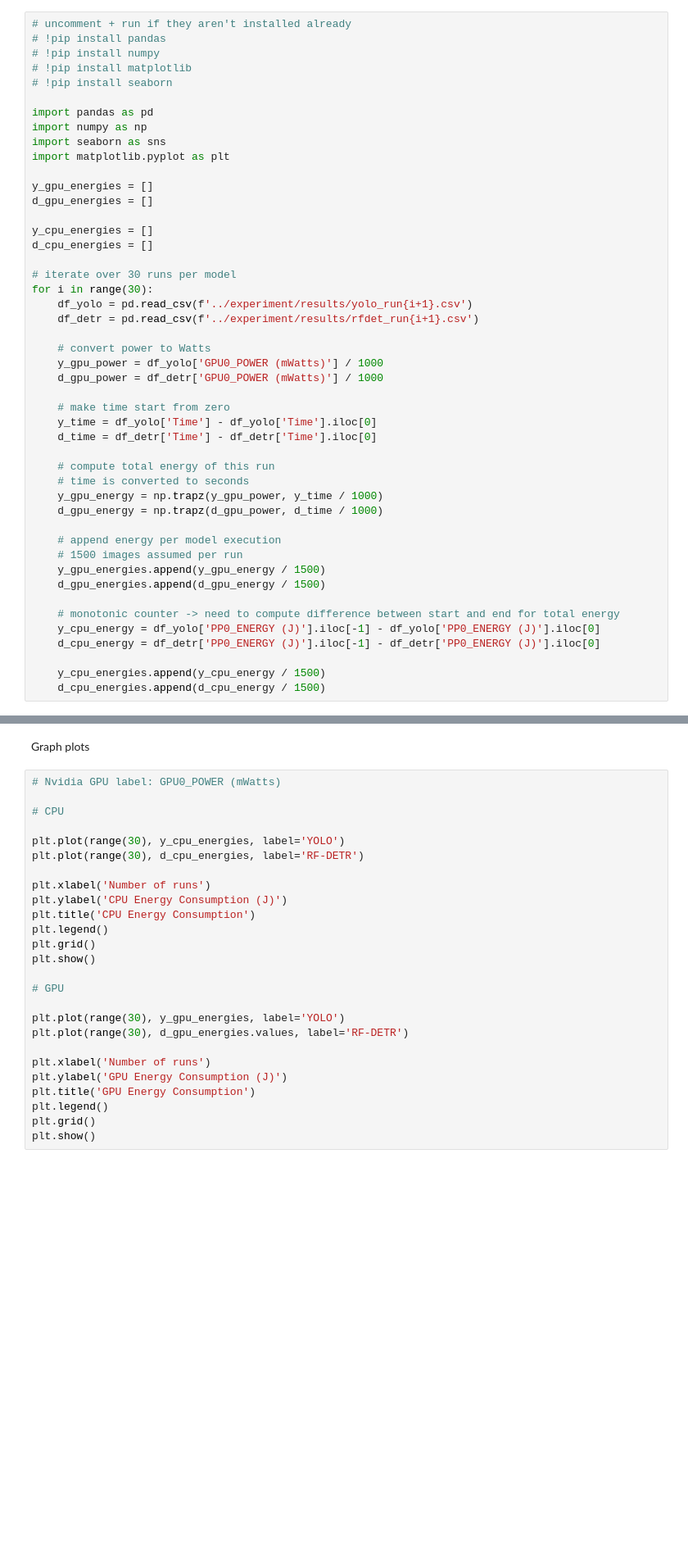
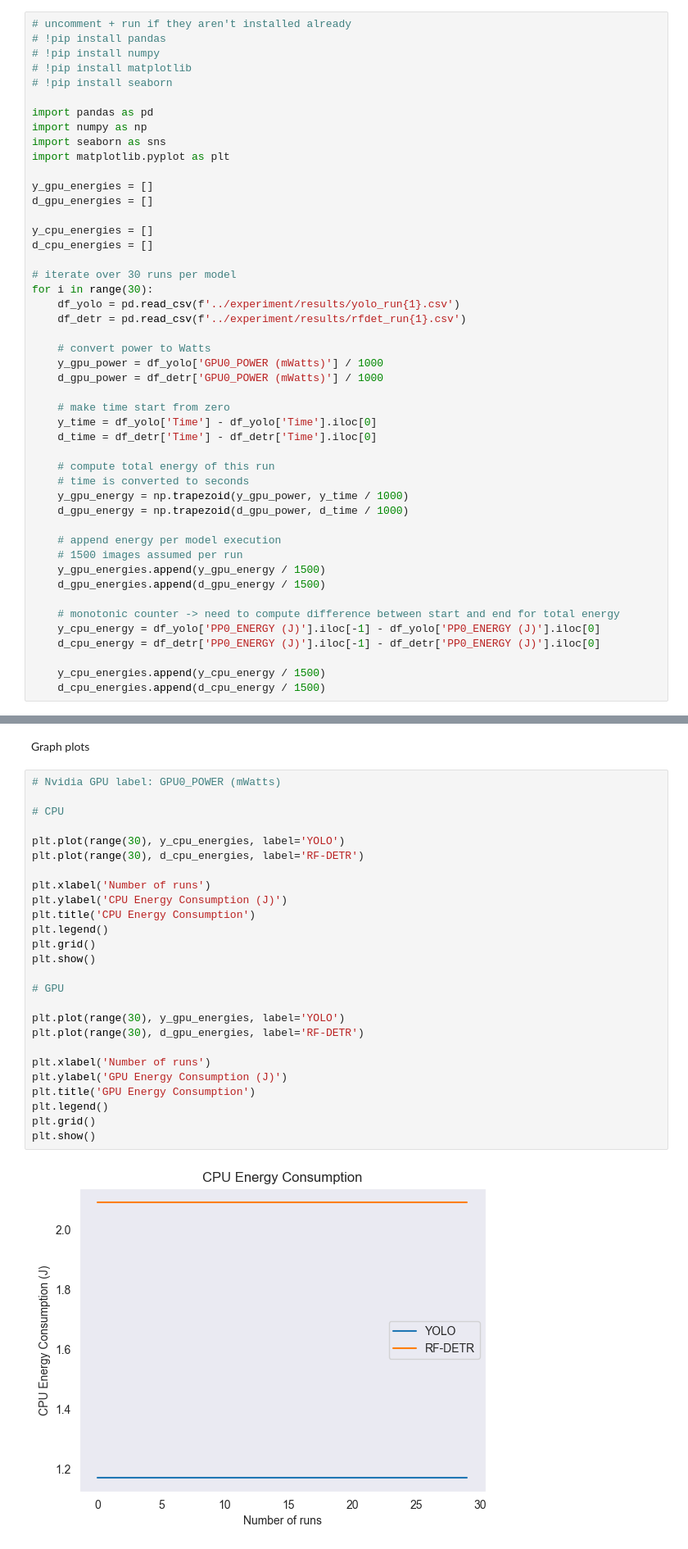
Before and after one commit to riritz/Sustainable_SE, a Jupyter notebook: data_analysis/data_analysis_v2.ipynb, the cells around one changed output, grey strips where cells are left out. Shown at 82% size. Cells and saved outputs as stored; diff of their text form; blank space fills up the shorter version.

```diff
--- a/data_analysis/data_analysis_v2.ipynb
+++ b/data_analysis/data_analysis_v2.ipynb
@@ -20,8 +20,8 @@ d_cpu_energies = []
 
 # iterate over 30 runs per model
 for i in range(30):
-    df_yolo = pd.read_csv(f'../experiment/results/yolo_run{i+1}.csv')
-    df_detr = pd.read_csv(f'../experiment/results/rfdet_run{i+1}.csv')
+    df_yolo = pd.read_csv(f'../experiment/results/yolo_run{1}.csv')
+    df_detr = pd.read_csv(f'../experiment/results/rfdet_run{1}.csv')
 
     # convert power to Watts
     y_gpu_power = df_yolo['GPU0_POWER (mWatts)'] / 1000
@@ -33,8 +33,8 @@ for i in range(30):
 
     # compute total energy of this run
     # time is converted to seconds
-    y_gpu_energy = np.trapz(y_gpu_power, y_time / 1000)
-    d_gpu_energy = np.trapz(d_gpu_power, d_time / 1000)
+    y_gpu_energy = np.trapezoid(y_gpu_power, y_time / 1000)
+    d_gpu_energy = np.trapezoid(d_gpu_power, d_time / 1000)
 
     # append energy per model execution
     # 1500 images assumed per run
@@ -147,26 +168,28 @@ Graph plots
 # %%
 # Nvidia GPU label: GPU0_POWER (mWatts)
 
 # CPU
 
 plt.plot(range(30), y_cpu_energies, label='YOLO')
 plt.plot(range(30), d_cpu_energies, label='RF-DETR')
 
 plt.xlabel('Number of runs')
 plt.ylabel('CPU Energy Consumption (J)')
 plt.title('CPU Energy Consumption')
 plt.legend()
 plt.grid()
 plt.show()
 
 # GPU
 
 plt.plot(range(30), y_gpu_energies, label='YOLO')
-plt.plot(range(30), d_gpu_energies.values, label='RF-DETR')
+plt.plot(range(30), d_gpu_energies, label='RF-DETR')
 
 plt.xlabel('Number of runs')
 plt.ylabel('GPU Energy Consumption (J)')
 plt.title('GPU Energy Consumption')
 plt.legend()
 plt.grid()
 plt.show()
+# %% [output]
+[figure, added]
```
Also changed, not shown: parts of 3 cells of this notebook.
